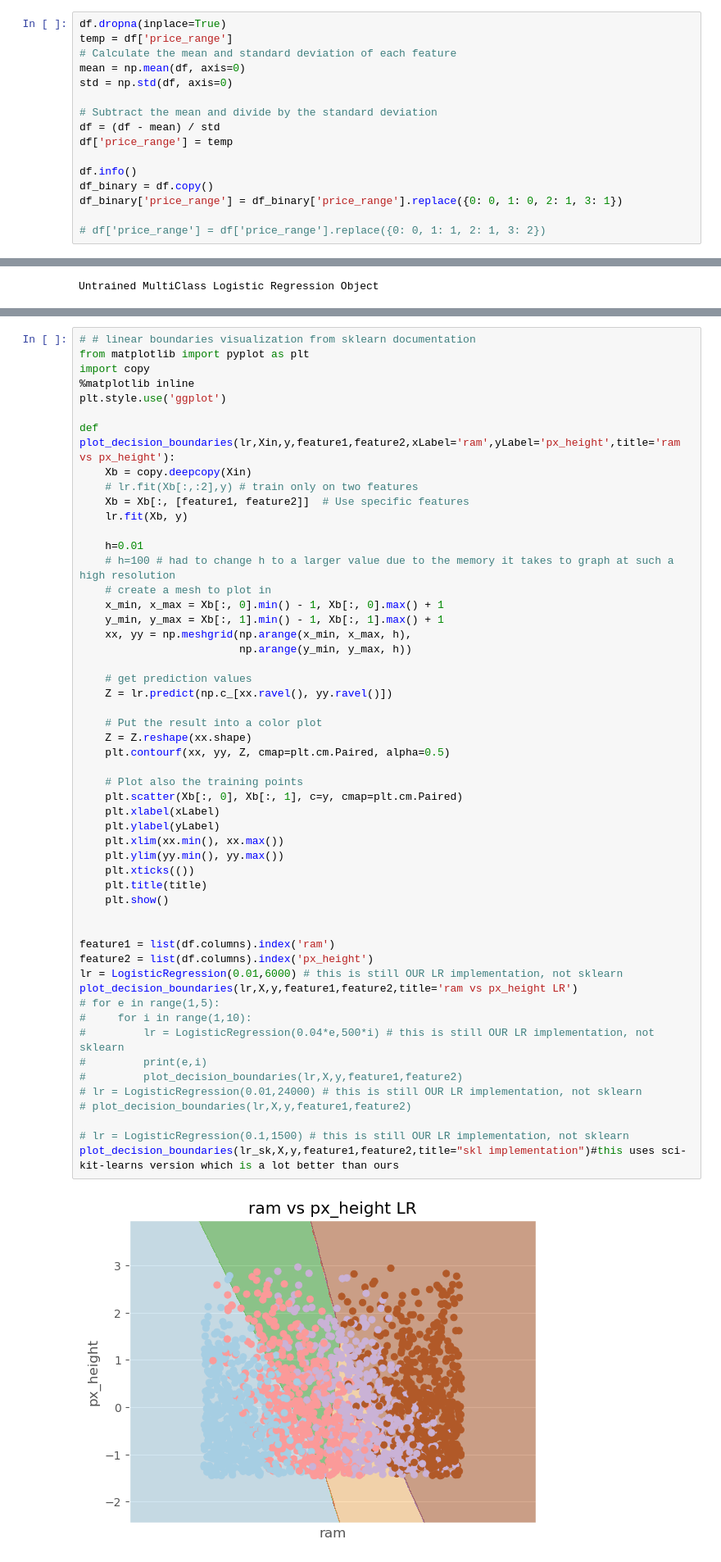
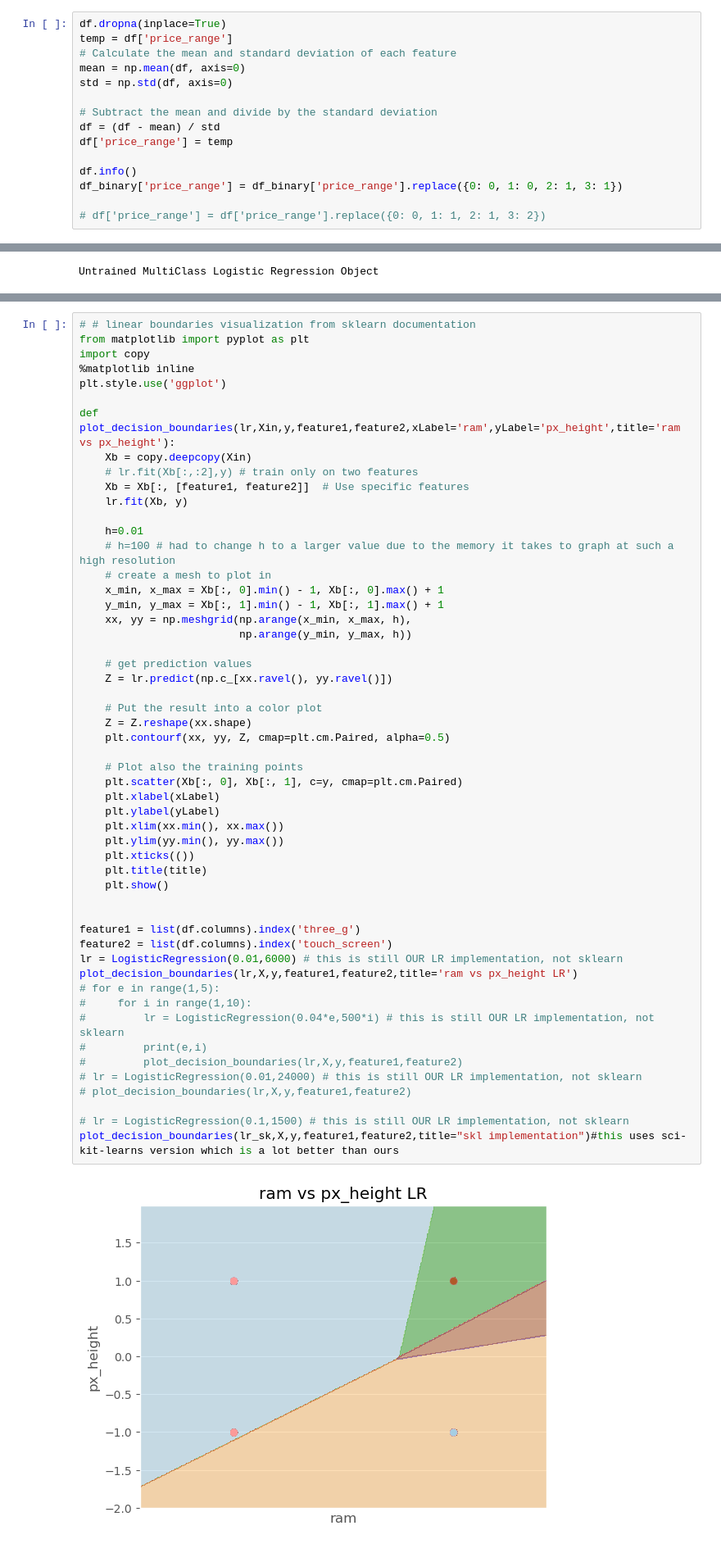
Before and after one commit to ephraim888sun/ML7324_Extending_-Logistic_Regression, a Jupyter notebook: LogisticRegressionProj3.ipynb, the cells around one changed output, grey strips where cells are left out. Shown at 82% size. Drawn from its saved outputs; the diff is of its cells as text.

```diff
--- a/LogisticRegressionProj3.ipynb
+++ b/LogisticRegressionProj3.ipynb
@@ -61,7 +63,6 @@ df = (df - mean) / std
 df['price_range'] = temp
 
 df.info()
-df_binary = df.copy()
 df_binary['price_range'] = df_binary['price_range'].replace({0: 0, 1: 0, 2: 1, 3: 1})
 
 # df['price_range'] = df['price_range'].replace({0: 0, 1: 1, 2: 1, 3: 2})
@@ -539,33 +422,33 @@ def plot_decision_boundaries(lr,Xin,y,feature1,feature2,xLabel='ram',yLabel='px_
     Z = lr.predict(np.c_[xx.ravel(), yy.ravel()])
 
     # Put the result into a color plot
     Z = Z.reshape(xx.shape)
     plt.contourf(xx, yy, Z, cmap=plt.cm.Paired, alpha=0.5)
 
     # Plot also the training points
     plt.scatter(Xb[:, 0], Xb[:, 1], c=y, cmap=plt.cm.Paired)
     plt.xlabel(xLabel)
     plt.ylabel(yLabel)
     plt.xlim(xx.min(), xx.max())
     plt.ylim(yy.min(), yy.max())
     plt.xticks(())
     plt.title(title)
     plt.show()
 
 
-feature1 = list(df.columns).index('ram')
-feature2 = list(df.columns).index('px_height')
+feature1 = list(df.columns).index('three_g')
+feature2 = list(df.columns).index('touch_screen')
 lr = LogisticRegression(0.01,6000) # this is still OUR LR implementation, not sklearn
 plot_decision_boundaries(lr,X,y,feature1,feature2,title='ram vs px_height LR')
 # for e in range(1,5):
 #     for i in range(1,10):
 #         lr = LogisticRegression(0.04*e,500*i) # this is still OUR LR implementation, not sklearn
 #         print(e,i)
 #         plot_decision_boundaries(lr,X,y,feature1,feature2)
 # lr = LogisticRegression(0.01,24000) # this is still OUR LR implementation, not sklearn
 # plot_decision_boundaries(lr,X,y,feature1,feature2)
 
 # lr = LogisticRegression(0.1,1500) # this is still OUR LR implementation, not sklearn
 plot_decision_boundaries(lr_sk,X,y,feature1,feature2,title="skl implementation")#this uses sci-kit-learns version which is a lot better than ours
 # %% [output]
-[figure, old version]
+[figure, new version]
```
Also changed, not shown: parts of 11 cells of this notebook, 1 other file.
